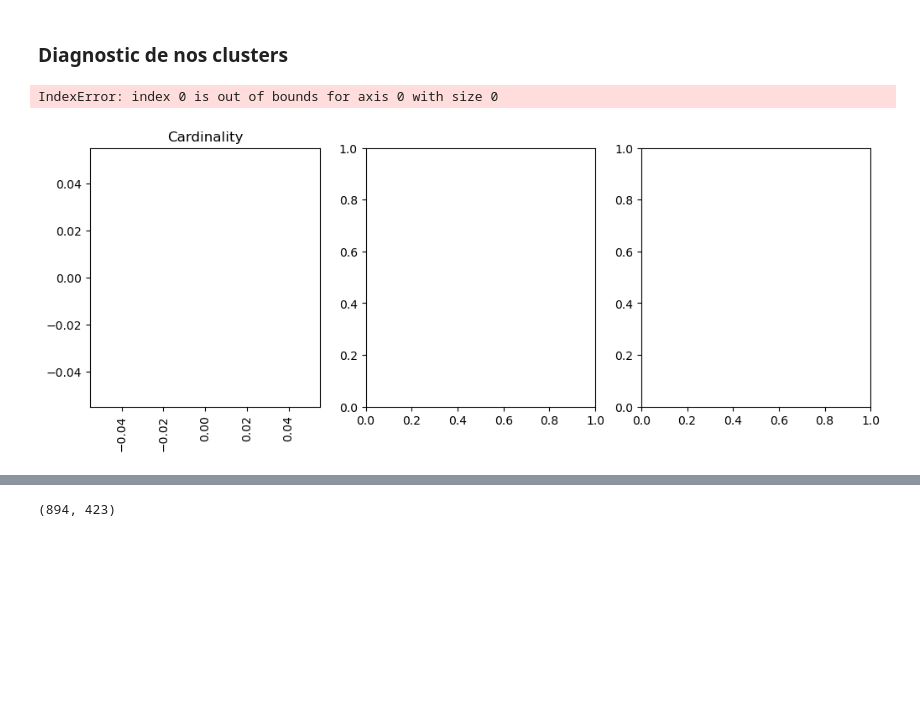
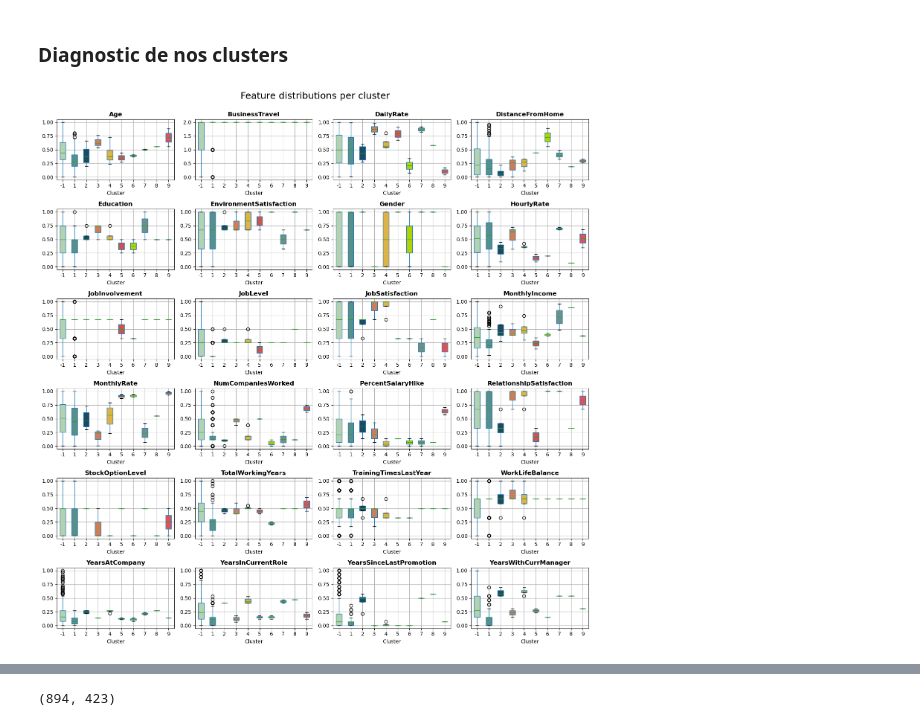
Before and after one commit to ferrorra/DataMining, a Jupyter notebook: Projet/Partie5/Clustering.ipynb, the cells around one changed output, grey strips where cells are left out. Cells and saved outputs as stored; diff of their text form; code cells hidden in the pictures; blank space fills up the shorter version.

```diff
--- a/Projet/Partie5/Clustering.ipynb
+++ b/Projet/Partie5/Clustering.ipynb
@@ -347,19 +333,4 @@ plt.savefig("dbscan_results.jpg", dpi=300)
 # %% [markdown]
 ### Diagnostic de nos clusters
 # %%
-cluster_colors = ['#b4d2b1', '#568f8b', '#1d4a60', '#cd7e59', '#ddb247', '#d15252', '#b4d200','#6f8f8b','#cd7e00','dd525f']
+cluster_colors = ['#b4d2b1', '#568f8b', '#1d4a60', '#cd7e59', '#ddb247', '#d15252', '#b4d200','#6f8f8b','#cd7e00','#dd525f']
-# %%
-from ds_utils.unsupervised import plot_cluster_cardinality, plot_cluster_magnitude, plot_magnitude_vs_cardinality
-from scipy.spatial.distance import euclidean
-import matplotlib.pyplot as plt
-
-fig, (ax1, ax2, ax3) = plt.subplots(1,3,figsize=(12,4))
-
-plot_cluster_cardinality(new_data['Cluster'], ax=ax1, title="Cardinality", color=cluster_colors)
-
-fig.autofmt_xdate(rotation=0)
-plt.tight_layout()
-plt.show()
-# %% [output]
-IndexError: index 0 is out of bounds for axis 0 with size 0
-[figure, removed]
@@ -381,0 +337,21 @@ plot_magnitude_vs_cardinality(results['Std'],
+# %%
+features = data.columns
+ncols = 4
+nrows = len(features) // ncols + (len(features) % ncols > 0)
+fig = plt.figure(figsize=(15,15))
+
+for n, feature in enumerate(features):
+    ax = plt.subplot(nrows, ncols, n + 1)
+    box = new_data[[feature, 'Cluster']].boxplot(by='Cluster',ax=ax,return_type='both',patch_artist = True)
+
+    for row_key, (ax,row) in box.iteritems():
+        ax.set_xlabel('Cluster')
+        ax.set_title(feature,fontweight="bold")
+        for i,box in enumerate(row['boxes']):
+            box.set_facecolor(cluster_colors[i])
+
+fig.suptitle('Feature distributions per cluster', fontsize=18, y=1)
+plt.tight_layout()
+plt.show()
+# %% [output]
+[figure, added]
```
Also changed, not shown: parts of 11 cells of this notebook.
